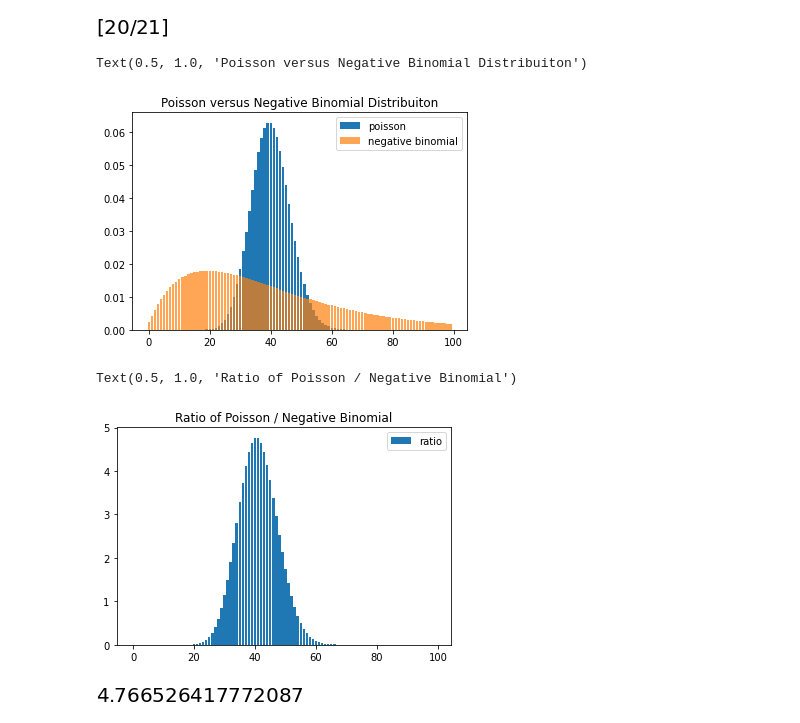
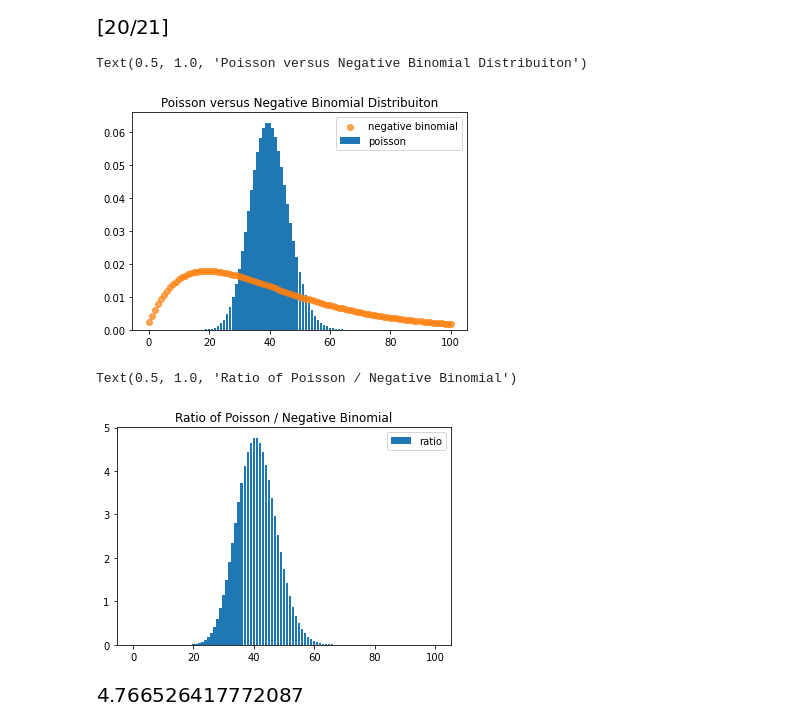
Before and after one commit to r50206v/E4404-Simulation, a Jupyter notebook: hw/Yi_Ping_Tseng_HW2_(IEOR_4404_Fall2020).ipynb, the cells around one changed output. Drawn from its saved outputs; the diff is of its cells as text; code cells hidden in the pictures.

```diff
--- a/hw/Yi_Ping_Tseng_HW2_(IEOR_4404_Fall2020).ipynb
+++ b/hw/Yi_Ping_Tseng_HW2_(IEOR_4404_Fall2020).ipynb
@@ -134,20 +134,20 @@ sympy.solve((((r_s*p_s) / (1-p_s)) - lm_s).subs({r_s: 2, lm_s: 40}))
 [figure]
 # %%
 #plot the target and proposal distribution
-x = np.arange(100)
+x = np.arange(101)
 lam = 40
 r = 2
 p = 20/21
-pmf_poi = [lam**(i) * np.exp(-1*lam) / spsp.factorial(i) for i in range(100)]
+pmf_poi = [lam**(i) * np.exp(-1*lam) / spsp.factorial(i) for i in range(101)]
 pmf_ng_bin = spsp.comb(x+r-1, x) * (1-p)**(r) * p**(x)
 # %%
 plt.bar(x, pmf_poi, label='poisson')
-plt.bar(x, pmf_ng_bin, label='negative binomial', zorder=2, alpha=0.7)
+plt.scatter(x, pmf_ng_bin, label='negative binomial', zorder=2, alpha=0.7)
 plt.legend()
 plt.title('Poisson versus Negative Binomial Distribuiton')
 # %% [output]
 Text(0.5, 1.0, 'Poisson versus Negative Binomial Distribuiton')
-[figure, old version]
+[figure, new version]
 # %%
 #plot the ratio between two distributions
 plt.bar(x, pmf_poi/pmf_ng_bin, label='ratio')
@@ -155,7 +155,7 @@ plt.legend()
 plt.title('Ratio of Poisson / Negative Binomial')
 # %% [output]
 Text(0.5, 1.0, 'Ratio of Poisson / Negative Binomial')
-[figure, old version]
+[figure, new version]
 # %%
 #find out the c value
 c = np.max(pmf_poi/pmf_ng_bin)
```
Also changed, not shown: parts of 13 cells of this notebook.
